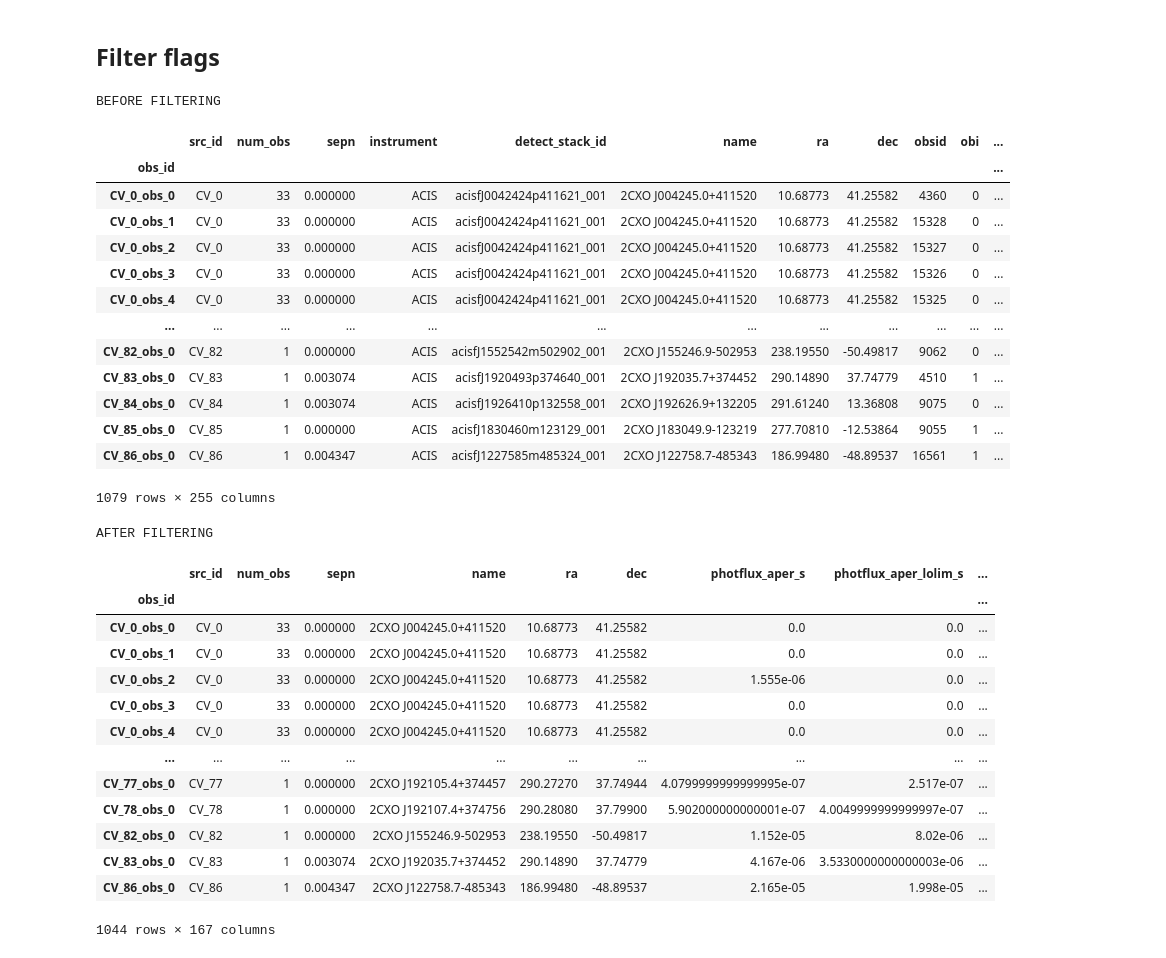
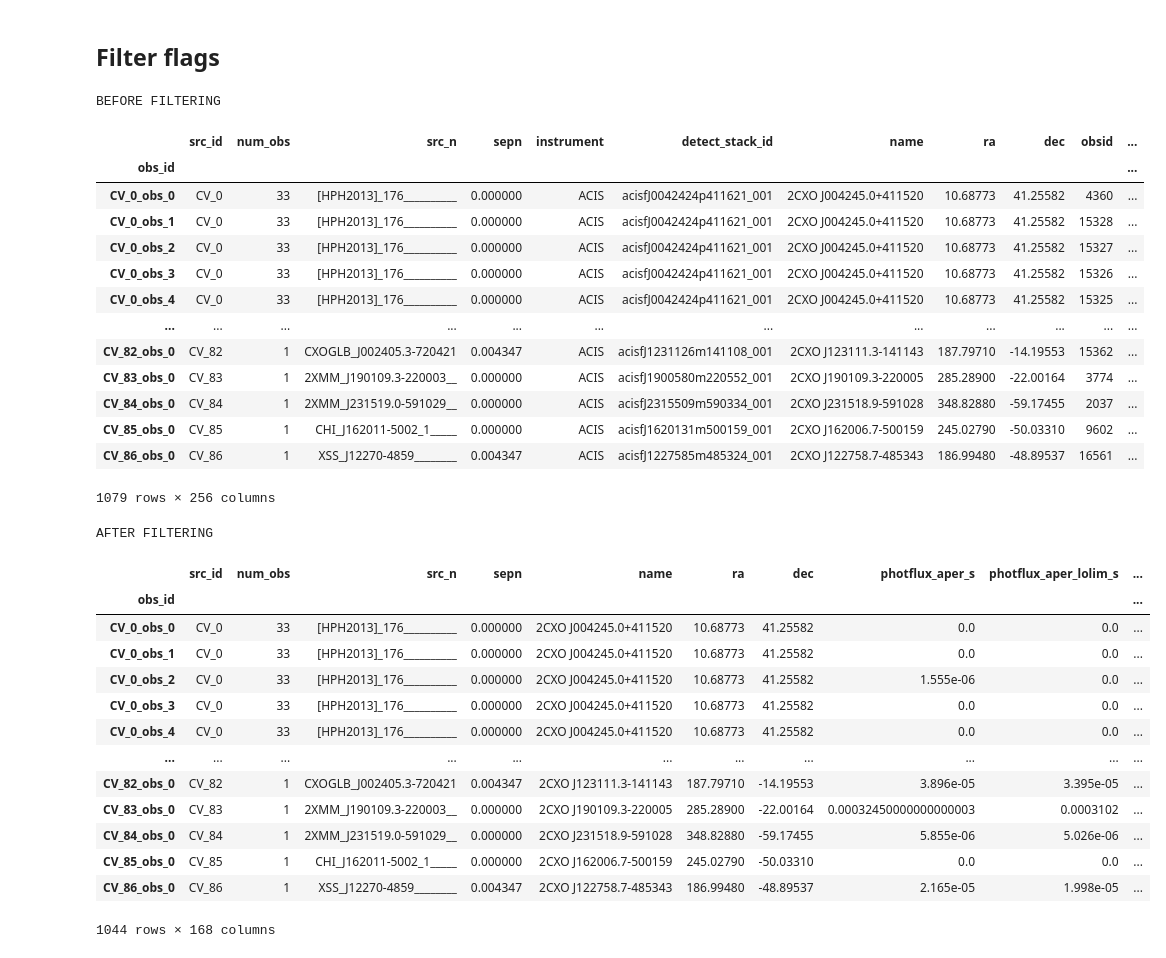
Before and after one commit to KumaranShivam5/gemini, a Jupyter notebook: phase_04/v1.6_finding_best_route/create_table_cv_old.ipynb, the cells around one changed output. Saved outputs shown, nothing was run; the diff lists cells and outputs as text; code cells hidden in the pictures.

```diff
--- a/phase_04/v1.6_finding_best_route/create_table_cv_old.ipynb
+++ b/phase_04/v1.6_finding_best_route/create_table_cv_old.ipynb
@@ -133,61 +137,61 @@ df_combined.to_csv('cv_raw_data.csv' ,)
 # %%
 from features import col_to_drop
 # %%
-df = pd.read_csv('cv_raw_data.csv' , index_col='obs_id')
+df = pd.read_csv('raw_data/cv_old_raw_data.csv' , index_col='obs_id')
 filter_flags = [
     'pileup_flag',
     'mstr_sat_src_flag',
     'mstr_streak_src_flag',
     'sat_src_flag',
     'streak_src_flag',
     ]
 df = df.replace({
     '  NAN' : np.nan ,
     '      NaN' : np.nan ,
     'FALSE' : False ,
     'False' : False ,
     ' TRUE' : True ,
 
     })
 print('BEFORE FILTERING')
 display(df)
 for f in filter_flags:
     df = df[df[f]==False]
 print('AFTER FILTERING')
 #display(df)
 df = df.drop(columns=col_to_drop)
 df
 # %% [output]
 BEFORE FILTERING
-|  | src_id | num_obs | sepn | instrument | detect_stack_id | name | ra | dec | obsid | obi | ... |
+|  | src_id | num_obs | src_n | sepn | instrument | detect_stack_id | name | ra | dec | obsid | ... |
 | obs_id |  |  |  |  |  |  |  |  |  |  | ... |
-| CV_0_obs_0 | CV_0 | 33 | 0.000000 | ACIS | acisfJ0042424p411621_001 | 2CXO J004245.0+411520 | 10.68773 | 41.25582 | 4360 | 0 | ... |
-| CV_0_obs_1 | CV_0 | 33 | 0.000000 | ACIS | acisfJ0042424p411621_001 | 2CXO J004245.0+411520 | 10.68773 | 41.25582 | 15328 | 0 | ... |
-| CV_0_obs_2 | CV_0 | 33 | 0.000000 | ACIS | acisfJ0042424p411621_001 | 2CXO J004245.0+411520 | 10.68773 | 41.25582 | 15327 | 0 | ... |
-| CV_0_obs_3 | CV_0 | 33 | 0.000000 | ACIS | acisfJ0042424p411621_001 | 2CXO J004245.0+411520 | 10.68773 | 41.25582 | 15326 | 0 | ... |
-| CV_0_obs_4 | CV_0 | 33 | 0.000000 | ACIS | acisfJ0042424p411621_001 | 2CXO J004245.0+411520 | 10.68773 | 41.25582 | 15325 | 0 | ... |
+| CV_0_obs_0 | CV_0 | 33 | [HPH2013]_176__________ | 0.000000 | ACIS | acisfJ0042424p411621_001 | 2CXO J004245.0+411520 | 10.68773 | 41.25582 | 4360 | ... |
+| CV_0_obs_1 | CV_0 | 33 | [HPH2013]_176__________ | 0.000000 | ACIS | acisfJ0042424p411621_001 | 2CXO J004245.0+411520 | 10.68773 | 41.25582 | 15328 | ... |
+| CV_0_obs_2 | CV_0 | 33 | [HPH2013]_176__________ | 0.000000 | ACIS | acisfJ0042424p411621_001 | 2CXO J004245.0+411520 | 10.68773 | 41.25582 | 15327 | ... |
+| CV_0_obs_3 | CV_0 | 33 | [HPH2013]_176__________ | 0.000000 | ACIS | acisfJ0042424p411621_001 | 2CXO J004245.0+411520 | 10.68773 | 41.25582 | 15326 | ... |
+| CV_0_obs_4 | CV_0 | 33 | [HPH2013]_176__________ | 0.000000 | ACIS | acisfJ0042424p411621_001 | 2CXO J004245.0+411520 | 10.68773 | 41.25582 | 15325 | ... |
 | ... | ... | ... | ... | ... | ... | ... | ... | ... | ... | ... | ... |
-| CV_82_obs_0 | CV_82 | 1 | 0.000000 | ACIS | acisfJ1552542m502902_001 | 2CXO J155246.9-502953 | 238.19550 | -50.49817 | 9062 | 0 | ... |
-| CV_83_obs_0 | CV_83 | 1 | 0.003074 | ACIS | acisfJ1920493p374640_001 | 2CXO J192035.7+374452 | 290.14890 | 37.74779 | 4510 | 1 | ... |
-| CV_84_obs_0 | CV_84 | 1 | 0.003074 | ACIS | acisfJ1926410p132558_001 | 2CXO J192626.9+132205 | 291.61240 | 13.36808 | 9075 | 0 | ... |
-| CV_85_obs_0 | CV_85 | 1 | 0.000000 | ACIS | acisfJ1830460m123129_001 | 2CXO J183049.9-123219 | 277.70810 | -12.53864 | 9055 | 1 | ... |
-| CV_86_obs_0 | CV_86 | 1 | 0.004347 | ACIS | acisfJ1227585m485324_001 | 2CXO J122758.7-485343 | 186.99480 | -48.89537 | 16561 | 1 | ... |
+| CV_82_obs_0 | CV_82 | 1 | CXOGLB_J002405.3-720421 | 0.004347 | ACIS | acisfJ1231126m141108_001 | 2CXO J123111.3-141143 | 187.79710 | -14.19553 | 15362 | ... |
+| CV_83_obs_0 | CV_83 | 1 | 2XMM_J190109.3-220003__ | 0.000000 | ACIS | acisfJ1900580m220552_001 | 2CXO J190109.3-220005 | 285.28900 | -22.00164 | 3774 | ... |
+| CV_84_obs_0 | CV_84 | 1 | 2XMM_J231519.0-591029__ | 0.000000 | ACIS | acisfJ2315509m590334_001 | 2CXO J231518.9-591028 | 348.82880 | -59.17455 | 2037 | ... |
+| CV_85_obs_0 | CV_85 | 1 | CHI_J162011-5002_1_____ | 0.000000 | ACIS | acisfJ1620131m500159_001 | 2CXO J162006.7-500159 | 245.02790 | -50.03310 | 9602 | ... |
+| CV_86_obs_0 | CV_86 | 1 | XSS_J12270-4859________ | 0.004347 | ACIS | acisfJ1227585m485324_001 | 2CXO J122758.7-485343 | 186.99480 | -48.89537 | 16561 | ... |
-1079 rows × 255 columns
+1079 rows × 256 columns
 AFTER FILTERING
-|  | src_id | num_obs | sepn | name | ra | dec | photflux_aper_s | photflux_aper_lolim_s | ... |
-| obs_id |  |  |  |  |  |  |  |  | ... |
-| CV_0_obs_0 | CV_0 | 33 | 0.000000 | 2CXO J004245.0+411520 | 10.68773 | 41.25582 | 0.0 | 0.0 | ... |
-| CV_0_obs_1 | CV_0 | 33 | 0.000000 | 2CXO J004245.0+411520 | 10.68773 | 41.25582 | 0.0 | 0.0 | ... |
-| CV_0_obs_2 | CV_0 | 33 | 0.000000 | 2CXO J004245.0+411520 | 10.68773 | 41.25582 | 1.555e-06 | 0.0 | ... |
-| CV_0_obs_3 | CV_0 | 33 | 0.000000 | 2CXO J004245.0+411520 | 10.68773 | 41.25582 | 0.0 | 0.0 | ... |
-| CV_0_obs_4 | CV_0 | 33 | 0.000000 | 2CXO J004245.0+411520 | 10.68773 | 41.25582 | 0.0 | 0.0 | ... |
-| ... | ... | ... | ... | ... | ... | ... | ... | ... | ... |
-| CV_77_obs_0 | CV_77 | 1 | 0.000000 | 2CXO J192105.4+374457 | 290.27270 | 37.74944 | 4.0799999999999995e-07 | 2.517e-07 | ... |
-| CV_78_obs_0 | CV_78 | 1 | 0.000000 | 2CXO J192107.4+374756 | 290.28080 | 37.79900 | 5.902000000000001e-07 | 4.0049999999999997e-07 | ... |
-| CV_82_obs_0 | CV_82 | 1 | 0.000000 | 2CXO J155246.9-502953 | 238.19550 | -50.49817 | 1.152e-05 | 8.02e-06 | ... |
-| CV_83_obs_0 | CV_83 | 1 | 0.003074 | 2CXO J192035.7+374452 | 290.14890 | 37.74779 | 4.167e-06 | 3.5330000000000003e-06 | ... |
-| CV_86_obs_0 | CV_86 | 1 | 0.004347 | 2CXO J122758.7-485343 | 186.99480 | -48.89537 | 2.165e-05 | 1.998e-05 | ... |
+|  | src_id | num_obs | src_n | sepn | name | ra | dec | photflux_aper_s | photflux_aper_lolim_s | ... |
+| obs_id |  |  |  |  |  |  |  |  |  | ... |
+| CV_0_obs_0 | CV_0 | 33 | [HPH2013]_176__________ | 0.000000 | 2CXO J004245.0+411520 | 10.68773 | 41.25582 | 0.0 | 0.0 | ... |
+| CV_0_obs_1 | CV_0 | 33 | [HPH2013]_176__________ | 0.000000 | 2CXO J004245.0+411520 | 10.68773 | 41.25582 | 0.0 | 0.0 | ... |
+| CV_0_obs_2 | CV_0 | 33 | [HPH2013]_176__________ | 0.000000 | 2CXO J004245.0+411520 | 10.68773 | 41.25582 | 1.555e-06 | 0.0 | ... |
+| CV_0_obs_3 | CV_0 | 33 | [HPH2013]_176__________ | 0.000000 | 2CXO J004245.0+411520 | 10.68773 | 41.25582 | 0.0 | 0.0 | ... |
+| CV_0_obs_4 | CV_0 | 33 | [HPH2013]_176__________ | 0.000000 | 2CXO J004245.0+411520 | 10.68773 | 41.25582 | 0.0 | 0.0 | ... |
+| ... | ... | ... | ... | ... | ... | ... | ... | ... | ... | ... |
+| CV_82_obs_0 | CV_82 | 1 | CXOGLB_J002405.3-720421 | 0.004347 | 2CXO J123111.3-141143 | 187.79710 | -14.19553 | 3.896e-05 | 3.395e-05 | ... |
+| CV_83_obs_0 | CV_83 | 1 | 2XMM_J190109.3-220003__ | 0.000000 | 2CXO J190109.3-220005 | 285.28900 | -22.00164 | 0.00032450000000000003 | 0.0003102 | ... |
+| CV_84_obs_0 | CV_84 | 1 | 2XMM_J231519.0-591029__ | 0.000000 | 2CXO J231518.9-591028 | 348.82880 | -59.17455 | 5.855e-06 | 5.026e-06 | ... |
+| CV_85_obs_0 | CV_85 | 1 | CHI_J162011-5002_1_____ | 0.000000 | 2CXO J162006.7-500159 | 245.02790 | -50.03310 | 0.0 | 0.0 | ... |
+| CV_86_obs_0 | CV_86 | 1 | XSS_J12270-4859________ | 0.004347 | 2CXO J122758.7-485343 | 186.99480 | -48.89537 | 2.165e-05 | 1.998e-05 | ... |
-1044 rows × 167 columns
+1044 rows × 168 columns
 # %%
 from features import arranged_cols  , id_cols
 # %%
```
Also changed, not shown: parts of 9 cells of this notebook, 41 other files.
